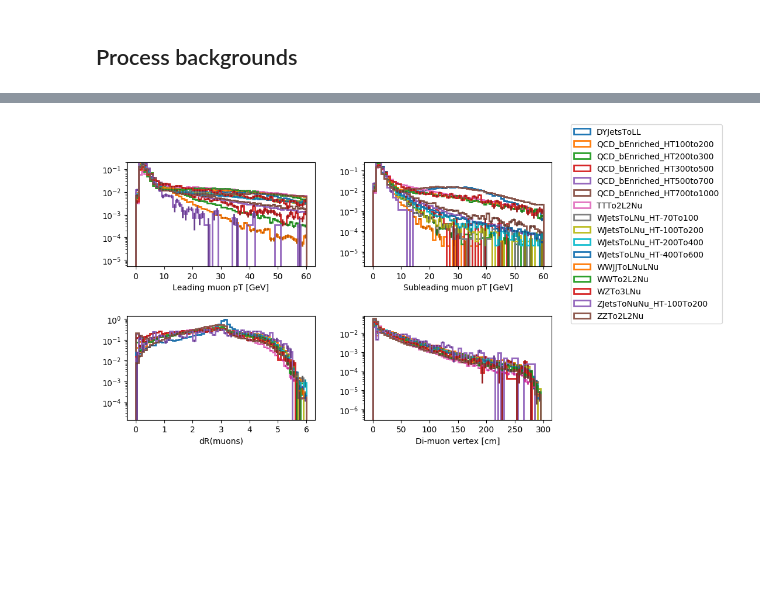
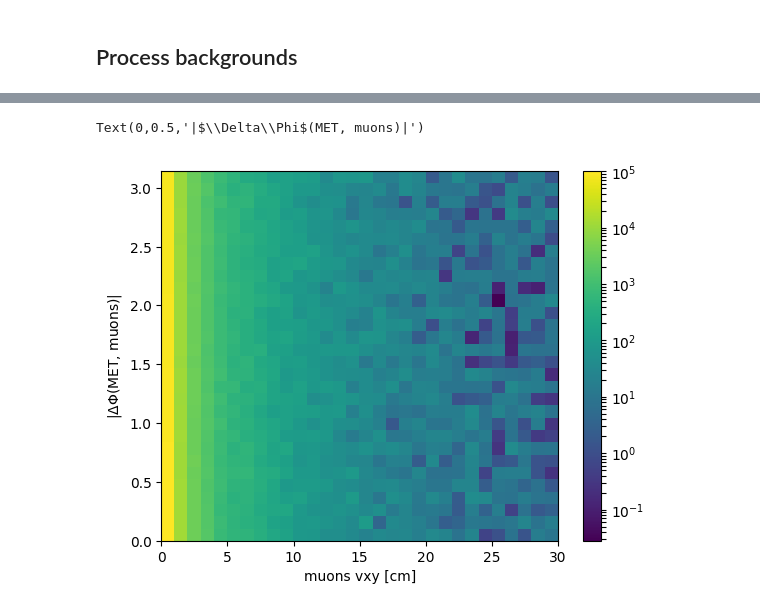
Before and after one commit to afrankenthal/iDM-analysis-plotting, a Jupyter notebook: QCDCorrelationStudies.ipynb, the cells around one changed output, grey strips where cells are left out. Saved outputs shown, nothing was run; the diff lists cells and outputs as text; code cells hidden in the pictures; blank space fills up the shorter version.

```diff
--- a/QCDCorrelationStudies.ipynb
+++ b/QCDCorrelationStudies.ipynb
@@ -102,16 +85,19 @@ bkg_grps = {
+# %%
+QCD_bkgs = {bkg:bkgs[bkg] for bkg in bkgs if 'QCD' in bkg}
 # %%
 xrdfs = client.FileSystem("root://cmseos.fnal.gov/")
 
-redirector = 'root://cmsxrootd.fnal.gov'
+# redirector = 'root://cmsxrootd.fnal.gov'
+redirector = 'root://cmseos.fnal.gov'
 bkg_base_dir = '/store/group/lpcmetx/iDM/Ntuples/2018/backgrounds'
 files = {}
 
-for bkg, bkg_dir in zip(bkgs, bkgs_dirs):
+for bkg, properties in QCD_bkgs.items():
     files[bkg] = []
-    status, listing = xrdfs.dirlist(f'{bkg_base_dir}/{bkg_dir}', DirListFlags.STAT)
+    status, listing = xrdfs.dirlist(f'{bkg_base_dir}/{properties["dir"]}', DirListFlags.STAT)
     for file in listing:
         if '.root' in file.name:
-            files[bkg].append(f'{redirector}/{bkg_base_dir}/{bkg_dir}/{file.name}')
+            files[bkg].append(f'{redirector}/{bkg_base_dir}/{properties["dir"]}/{file.name}')
 # %%
 num_files_total = np.sum(np.array([len(files[i]) for i in files]))
 print(num_files_total)
@@ -210,3 +201,7 @@ Text(0,0.5,'global muon vxy')
+# %%
+luminosity = 59.97 # 1/fb, 2018
+for bkg, properties in QCD_bkgs.items():
+    properties['weight'] = luminosity * properties['xsec'] / histos['sumgenwgt'][bkg]
 # %%
 num_cores = multiprocessing.cpu_count()
 
@@ -370,2 +236,0 @@ plt.hist2d(x=X.flatten(), y=Y.flatten(), bins=[test[0][2],test[0][1]], weights=t
-# %%
-X, Y = np.meshgrid((test[0][2][1:] + test[0][2][:-1])/2.0, (test[0][1][1:] + test[0][1][:-1])/2.0);
@@ -442,8 +236,0 @@ axes1[0,1].legend(loc=(1.1,-0.55));
-# %%
-fig2, axes2 = plt.subplots(2,2, figsize=(8,5))
-fig2.tight_layout(h_pad=4.0, w_pad=3.0)
-for var in allplotvars2:
-    make_plot(var, axes2.flatten()[allplotvars2.index(var)], plot_groups=False, density=True, log=True)
-axes2[0,1].legend(loc=(1.1,-0.55));
-# %% [output]
-[figure, removed]
@@ -449,0 +341,36 @@ axes2[0,1].legend(loc=(1.1,-0.55));
+# %%
+total_hist = None
+total_df = pd.DataFrame()
+
+for bkg in objects:
+    for file, obj in objects[bkg].items():
+
+        muons = obj['muons'].reset_index()
+        muons['data_chunk'] = muons['entry'].mod(int(num_cores * 3 / 2)) # num_cores/2 * 3 chunks/core
+        muons = muons.set_index(['entry'])
+        # Here, group by data_chunk instead of entry, inside func_group_apply
+        # we also have a groupby('entry')
+        avg_muon_angle = parallelize(muons.groupby('data_chunk'), func_group_apply)
+        angle_diff = (obj['MET']['recoPFMetPhi'].dropna() - avg_muon_angle).dropna()
+        reduced_angle_diff = np.abs(angle_diff.apply(reducephi).dropna())
+        reduced_angle_diff.name = 'reducedAngleDiff'
+
+        df = pd.concat([reduced_angle_diff, obj['vertex']['recoVxy'], obj['genwgt']*QCD_bkgs[bkg]['weight']], axis=1).dropna()
+        total_df = pd.concat([total_df, df], ignore_index=True)
+        current_hist = compute_hist2d(df, 'reducedAngleDiff', 'recoVxy', cut=0, range=((0,math.pi),(0,30)));
+        if total_hist is None:
+            total_hist = current_hist[0][0]
+            total_wgt_sqrd = current_hist[0][3]
+        else:
+            total_hist += current_hist[0][0]
+            total_wgt_sqrd = total_wgt_sqrd.add(current_hist[0][3], fill_value=0)
+
+total_wgt_sqrd = total_wgt_sqrd.reindex(pd.MultiIndex.from_product([np.arange(1,31), np.arange(1,31)]), fill_value=0)
+
+plot_binned_data_2d(plt, current_hist[0][2], current_hist[0][1], total_hist, norm=mpl.colors.LogNorm());
+plt.colorbar()
+plt.xlabel('muons vxy [cm]')
+plt.ylabel(r'|$\Delta\Phi$(MET, muons)|')
+# %% [output]
+Text(0,0.5,'|$\\Delta\\Phi$(MET, muons)|')
+[figure, added]
```
Also changed, not shown: parts of 43 cells of this notebook.
